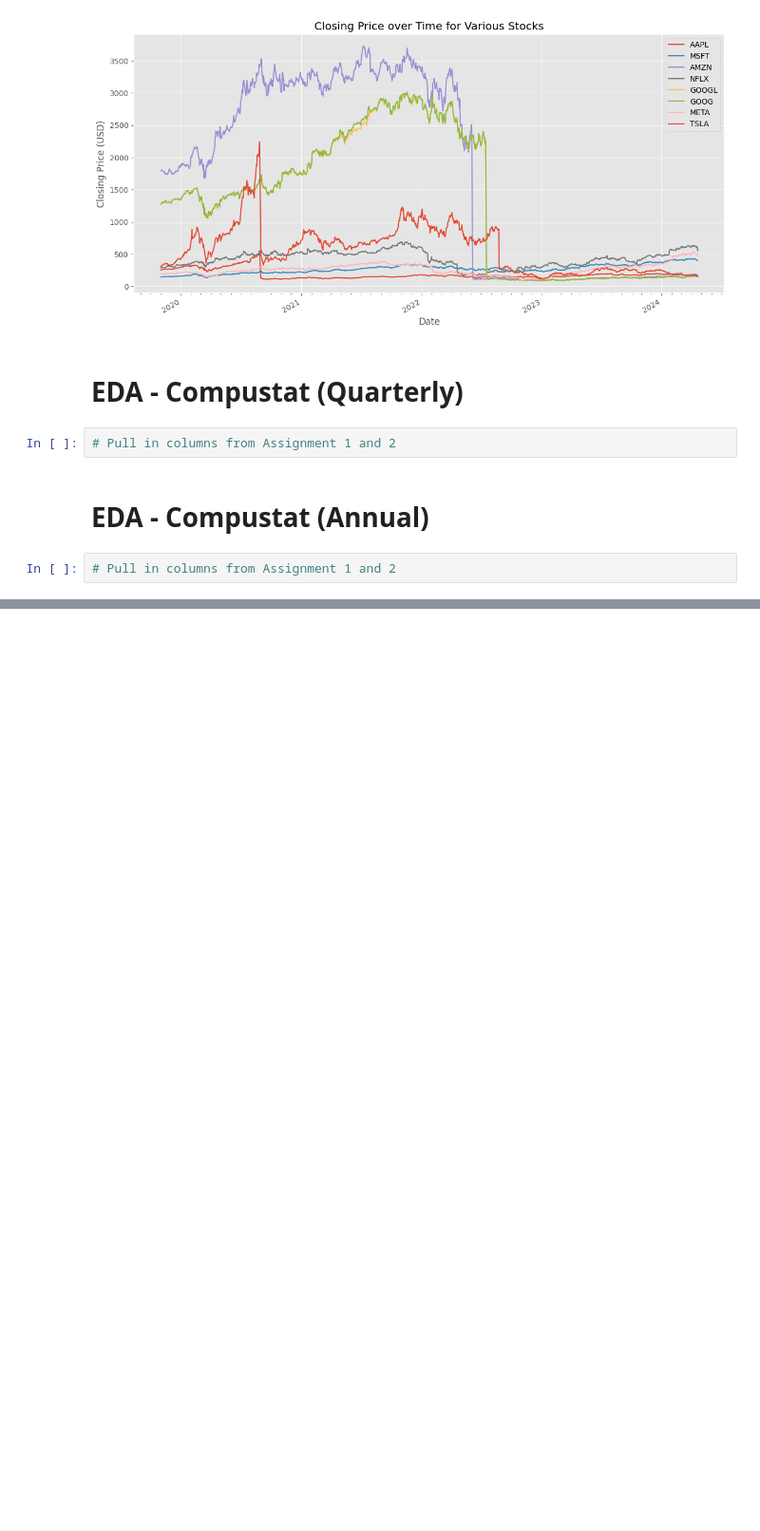
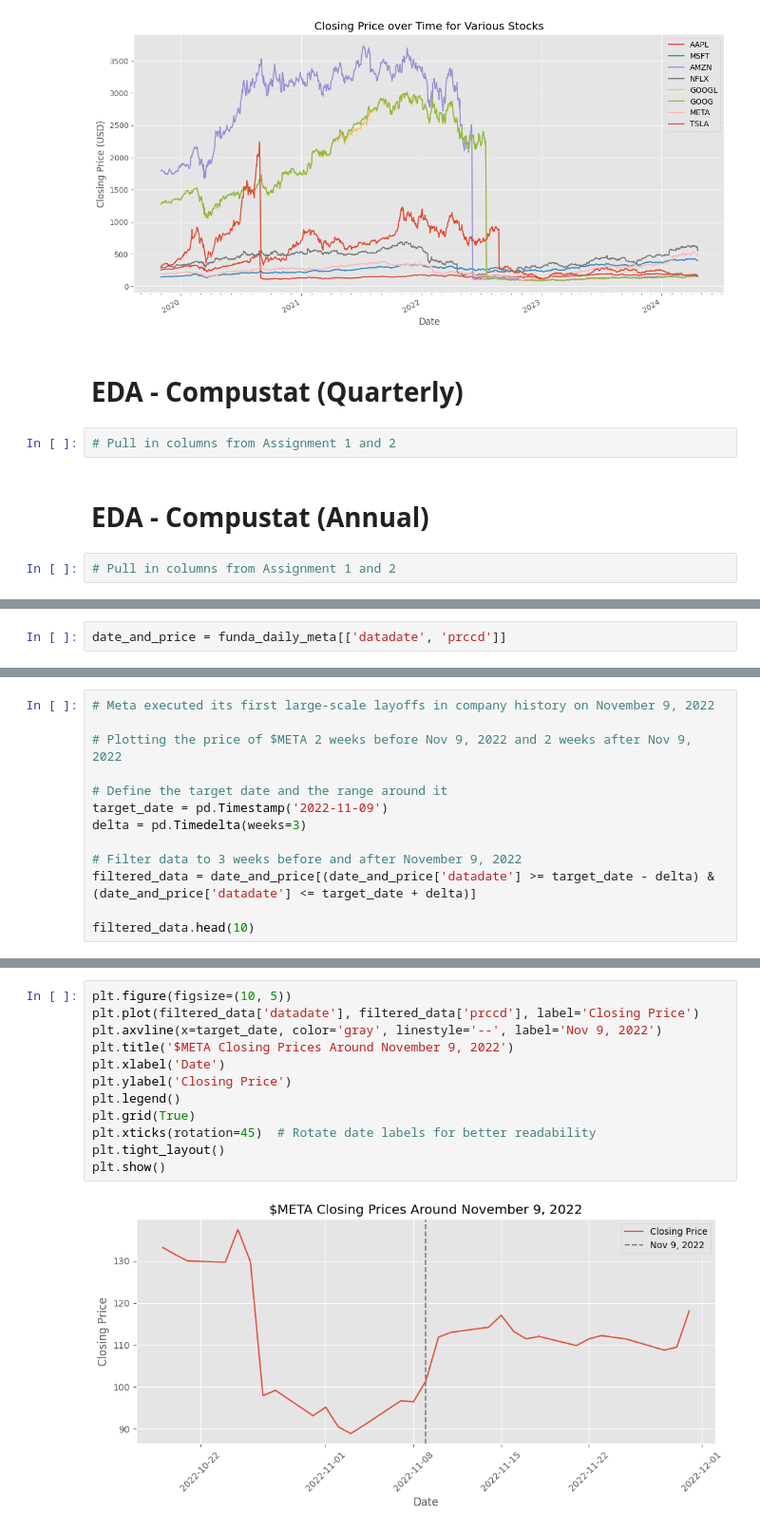
Before and after one commit to inveniam-viam/layoffs-impact, a Jupyter notebook: Analysis.ipynb, the cells around one changed output, grey strips where cells are left out. Shown at 95% size. Drawn from its saved outputs; the diff is of its cells as text; blank space fills up the shorter version.

```diff
--- a/Analysis.ipynb
+++ b/Analysis.ipynb
@@ -390,0 +393,2 @@ plt.show()
+# %%
+date_and_price = funda_daily_meta[['datadate', 'prccd']]
@@ -390,0 +404,13 @@ plt.show()
+# %%
+# Meta executed its first large-scale layoffs in company history on November 9, 2022
+
+# Plotting the price of $META 2 weeks before Nov 9, 2022 and 2 weeks after Nov 9, 2022
+
+# Define the target date and the range around it
+target_date = pd.Timestamp('2022-11-09')
+delta = pd.Timedelta(weeks=3)
+
+# Filter data to 3 weeks before and after November 9, 2022
+filtered_data = date_and_price[(date_and_price['datadate'] >= target_date - delta) & (date_and_price['datadate'] <= target_date + delta)]
+
+filtered_data.head(10)
@@ -390,0 +429,14 @@ plt.show()
+# %%
+plt.figure(figsize=(10, 5))
+plt.plot(filtered_data['datadate'], filtered_data['prccd'], label='Closing Price')
+plt.axvline(x=target_date, color='gray', linestyle='--', label='Nov 9, 2022')
+plt.title('$META Closing Prices Around November 9, 2022')
+plt.xlabel('Date')
+plt.ylabel('Closing Price')
+plt.legend()
+plt.grid(True)
+plt.xticks(rotation=45)  # Rotate date labels for better readability
+plt.tight_layout()
+plt.show()
+# %% [output]
+[figure, added]
```
Also changed, not shown: parts of 14 cells of this notebook, 10 other files.
